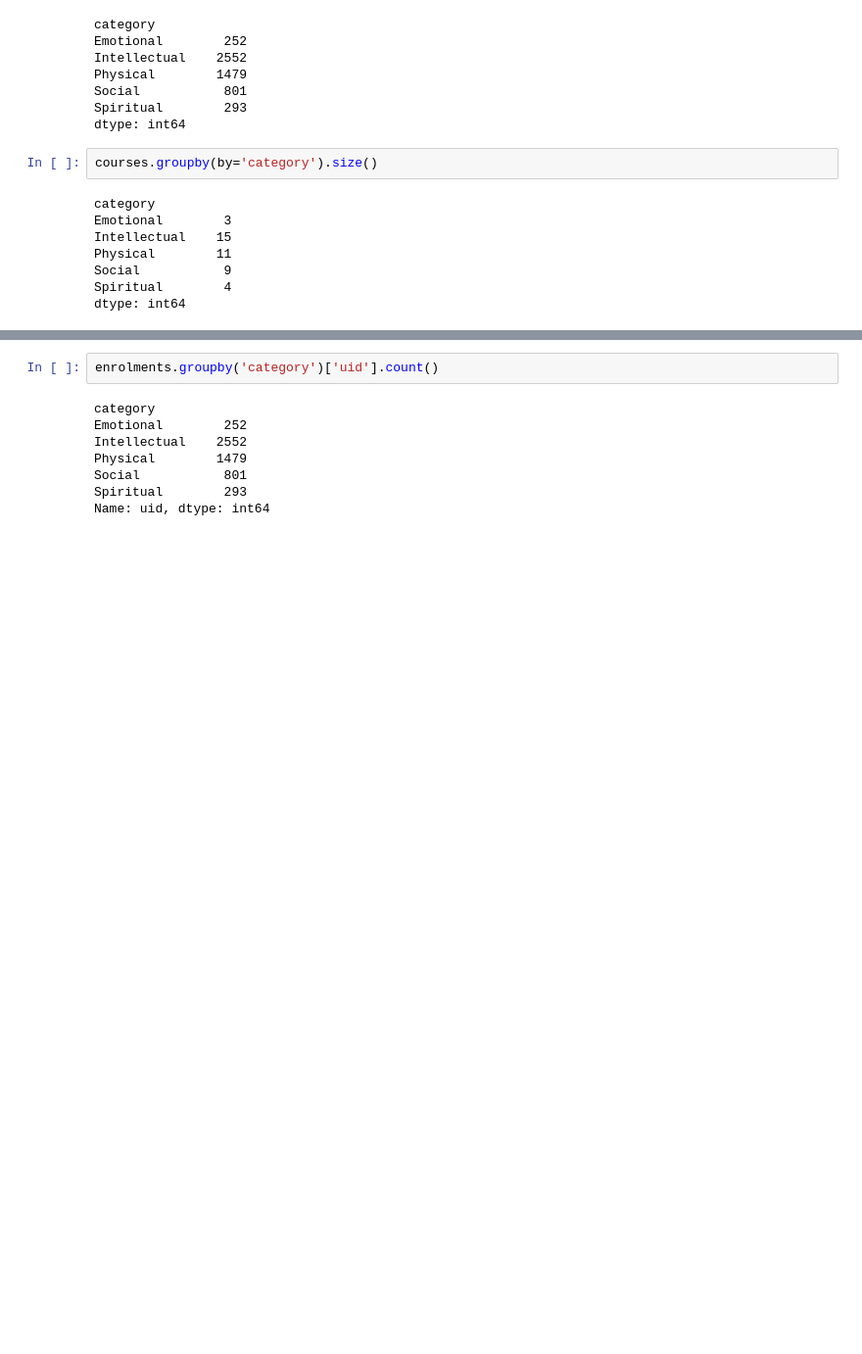
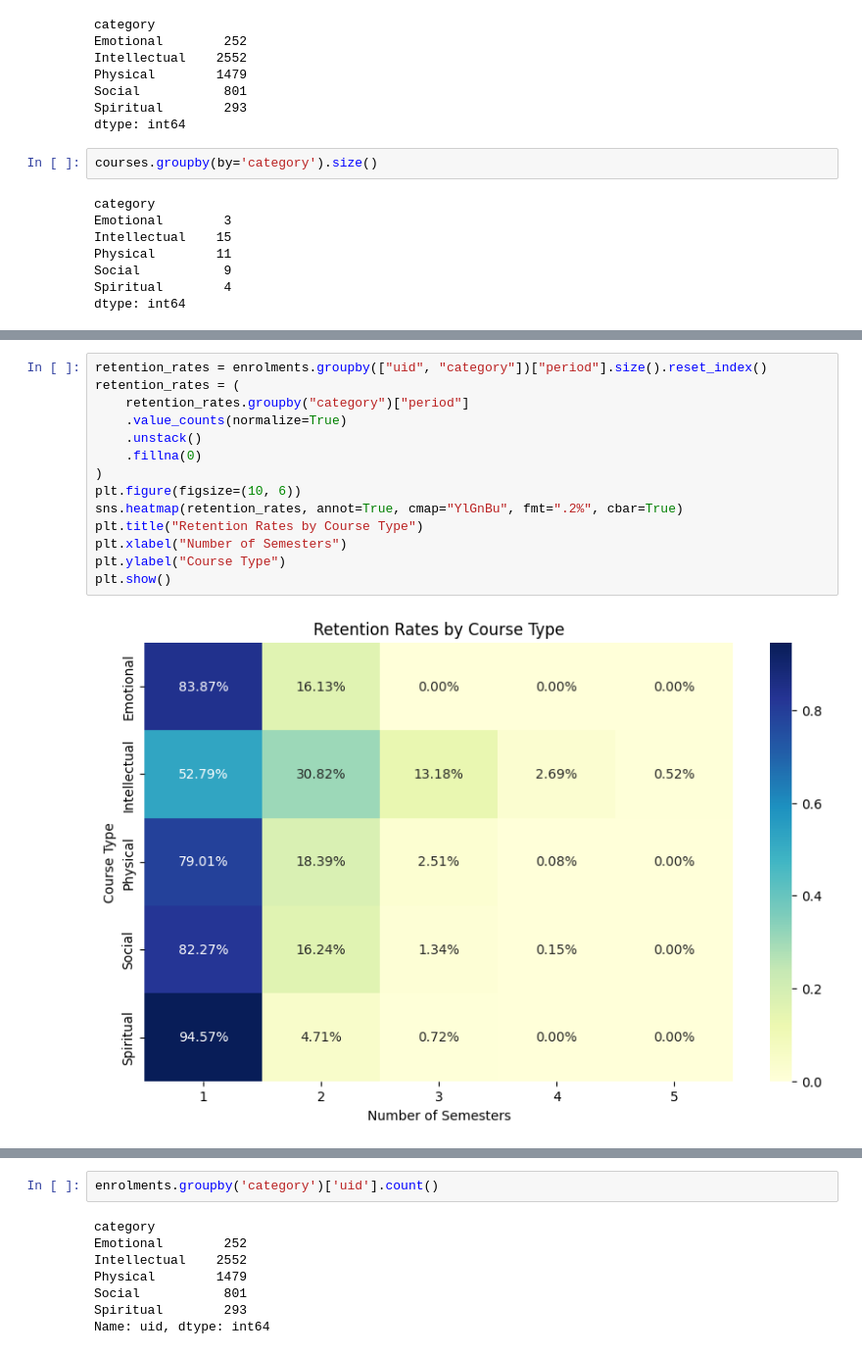
Before and after one commit to Hitstar53/SEVA-SATVA-Course-Analyzer, a Jupyter notebook: analytics/charts.ipynb, the cells around one changed output, grey strips where cells are left out. Shown at 98% size. Saved outputs shown, nothing was run; the diff lists cells and outputs as text; blank space fills up the shorter version.

```diff
--- a/analytics/charts.ipynb
+++ b/analytics/charts.ipynb
@@ -215,0 +235,16 @@ dtype: int64
+# %%
+retention_rates = enrolments.groupby(["uid", "category"])["period"].size().reset_index()
+retention_rates = (
+    retention_rates.groupby("category")["period"]
+    .value_counts(normalize=True)
+    .unstack()
+    .fillna(0)
+)
+plt.figure(figsize=(10, 6))
+sns.heatmap(retention_rates, annot=True, cmap="YlGnBu", fmt=".2%", cbar=True)
+plt.title("Retention Rates by Course Type")
+plt.xlabel("Number of Semesters")
+plt.ylabel("Course Type")
+plt.show()
+# %% [output]
+[figure, added]
```
Also changed, not shown: parts of 17 cells of this notebook, 1 other file.
